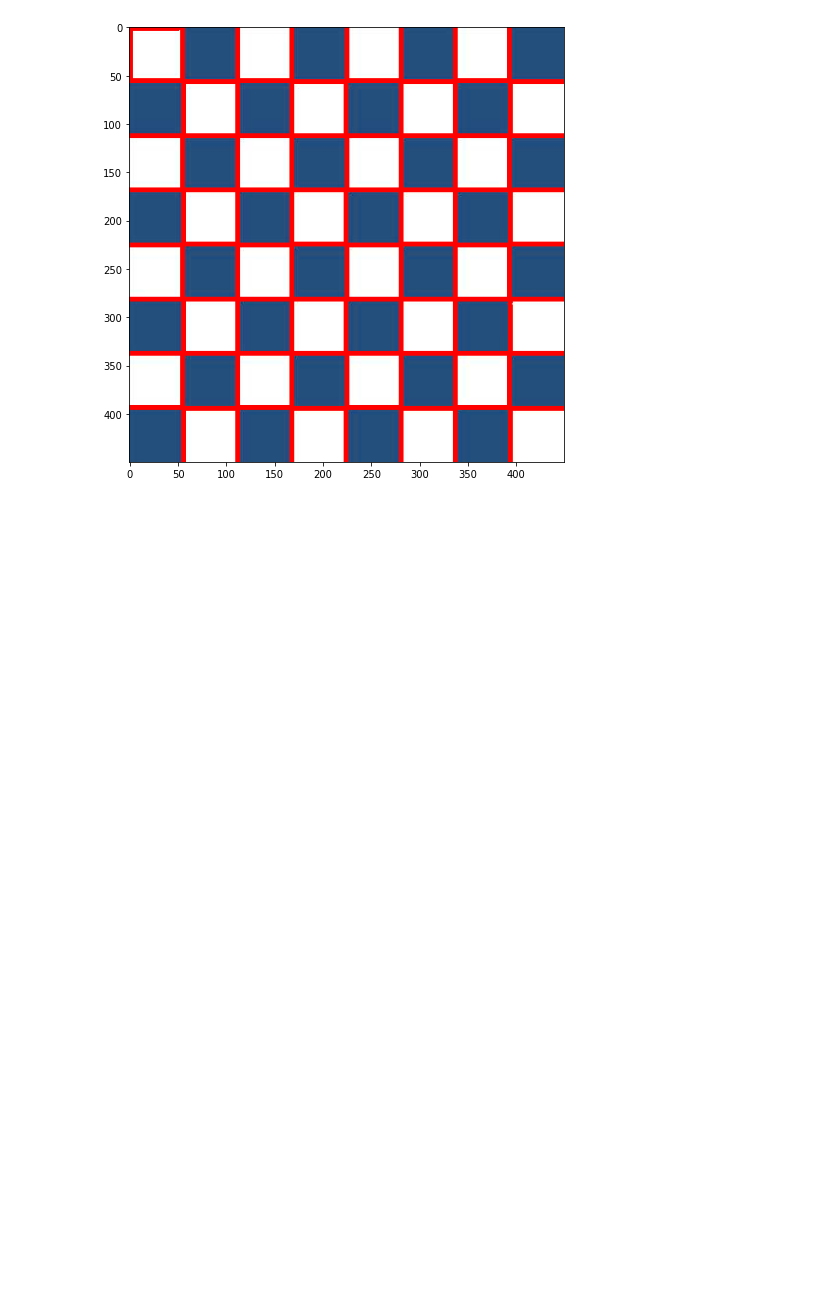
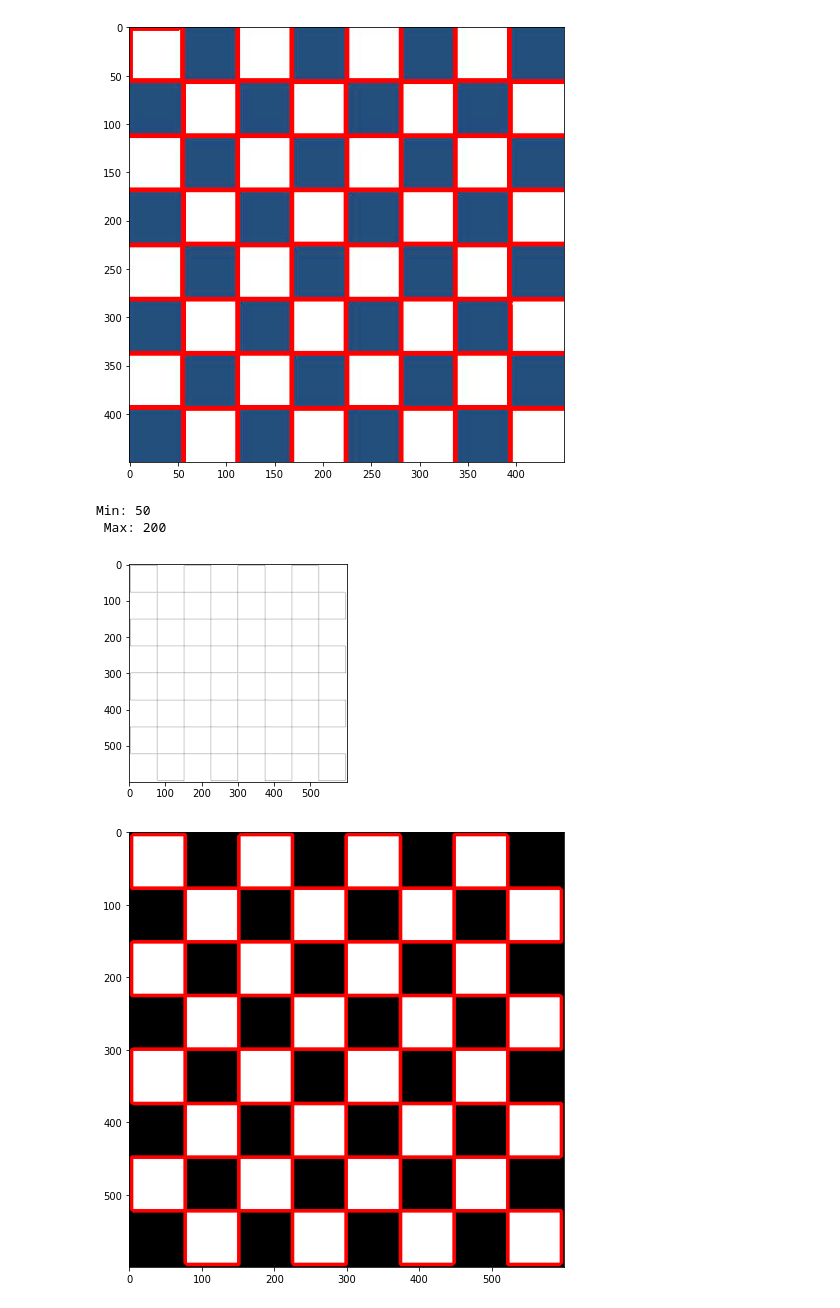
Before and after one commit to ChrisBagdon/Edge_Detector, a Jupyter notebook: test_notebook.ipynb, the cells around one changed output. Drawn from its saved outputs; the diff is of its cells as text; code cells hidden in the pictures; blank space fills up the shorter version.

Commit message:
updated test notebook

```diff
--- a/test_notebook.ipynb
+++ b/test_notebook.ipynb
@@ -13,3 +14,10 @@ edge_detector.write_edges("data/Image_5.jpg", 50, 200, "Output/test.png")
 # %% [output]
 [figure]
 [figure]
+# %%
+threshold_tester.test_edges("data/Image_1.png", 50, 200)
+# %% [output]
+Min: 50
+ Max: 200
+[figure, added]
+[figure, added]
```
Also changed, not shown: parts of 1 cell of this notebook.
